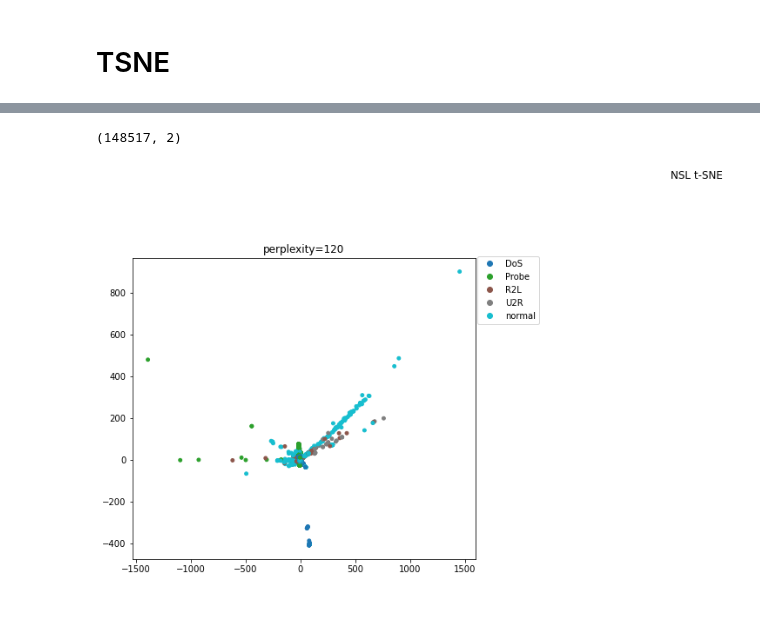
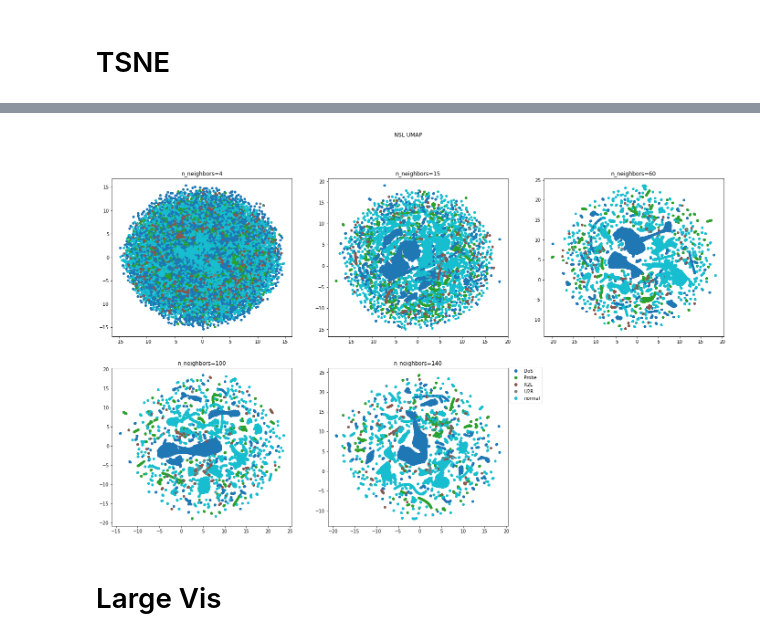
Before and after one commit to FEJTWOW/nsl_kdd, a Jupyter notebook: notebooks/visualization/autoencoders_visualization.ipynb, the cells around one changed output, grey strips where cells are left out. Drawn from its saved outputs; the diff is of its cells as text; code cells hidden in the pictures; blank space fills up the shorter version.

```diff
--- a/notebooks/visualization/autoencoders_visualization.ipynb
+++ b/notebooks/visualization/autoencoders_visualization.ipynb
@@ -95,5 +91,30 @@ X_nsl_tsne[0].shape
 # %%
-extractor2 = AutoencoderExtractor(2, root=pwd)
+titles_umap_nsl = [
+    'n_neighbors=4',
+    'n_neighbors=15',
+    'n_neighbors=60',
+    'n_neighbors=100',
+    'n_neighbors=140'
+]
+
+if RUN_ALGORITHMS:
+    umap_list_nsl = [
+        umap.UMAP(n_neighbors=4, n_components=2, random_state=42),
+        umap.UMAP(n_neighbors=15, n_components=2, random_state=42),
+        umap.UMAP(n_neighbors=60, n_components=2, random_state=42),
+        umap.UMAP(n_neighbors=100, n_components=2, random_state=42),
+        umap.UMAP(n_neighbors=140, n_components=2, random_state=42)
+    ]
+
+    X_nsl_umap = []
+    for i, umap_model in enumerate(umap_list_nsl):
+        print(f'Starting {titles_umap_nsl[i]}, ', end='')
+        X_nsl_umap.append(run_and_measure(umap_model.fit_transform, X))
+
+    np.save(pwd + '/data/saved_X/X_nsl_umap_without_categorical_extracted.npy', np.array(X_nsl_umap))
+
+else:
+    X_nsl_umap = np.load(pwd + '/data/saved_X/X_nsl_umap_without_categorical_extracted.npy')
 # %%
-extracted_features = extractor2.extract_features(X)
+plot_2d(X_nsl_umap, nsl_lables, titles_umap_nsl, 'NSL UMAP', labels=attack_classes, bbox_shift=1.2, rows=2, figsize=(24, 14))
 # %% [output]
@@ -101,8 +121,15 @@ extracted_features = extractor2.extract_features(X)
+[figure, added]
-# %%
-extracted_features.shape
-# %% [output]
-(148517, 2)
+# %% [markdown]
+# Large Vis
 # %%
-plot_2d([extracted_features], nsl_lables, titles_tsne_nsl, 'NSL t-SNE', labels=attack_classes, bbox_shift=1.2, rows=2, figsize=(24, 14))
+perp = [25, 50, 75, 100, 140]
+neigh = [x*3 for x in perp]
+
+titles_largevis_nsl = [
+    'perp=25 neigh=75',
+    'perp=50 neigh=150',
+    'perp=75 neigh=225',
+    'perp=100 neigh=300',
+    'perp=140 neigh=420'
+]
+path = pwd + "/data/points/nsl_points_without_categorical_extracted.txt"
-# %% [output]
-[figure, removed]
```
Also changed, not shown: parts of 10 cells of this notebook, 9 other files.
